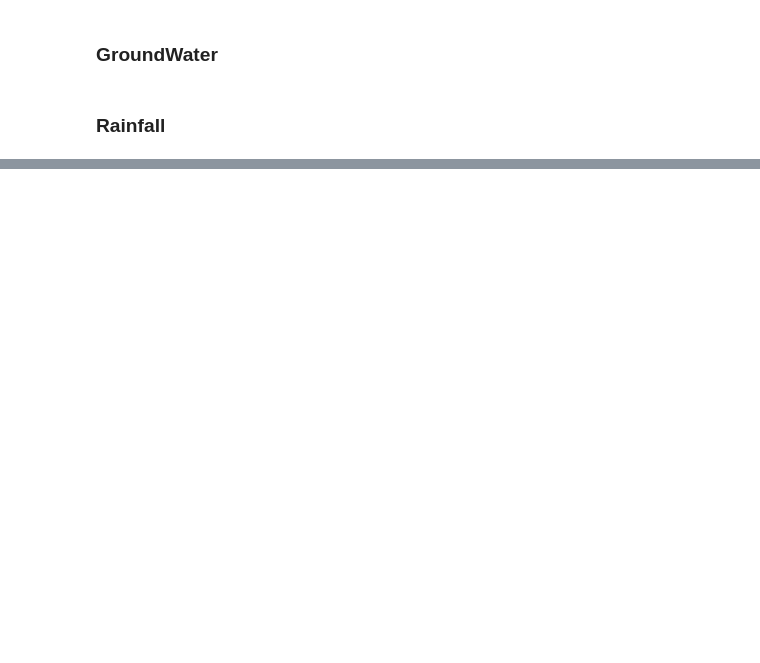
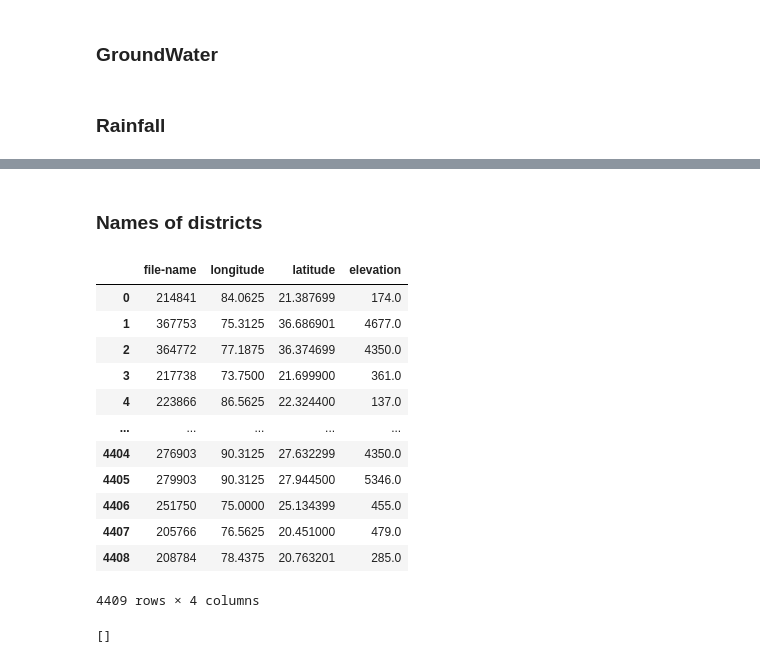
Before and after one commit to dev-essbee/groundwater-analysis-sih, a Jupyter notebook: notebooks/merge-datasets.ipynb, the cells around one changed output, grey strips where cells are left out. Saved outputs shown, nothing was run; the diff lists cells and outputs as text; code cells hidden in the pictures; blank space fills up the shorter version.

```diff
--- a/notebooks/merge-datasets.ipynb
+++ b/notebooks/merge-datasets.ipynb
@@ -40,0 +86,20 @@ df=df.replace('-',np.NaN)
+# %% [markdown]
+### Names of districts
+# %%
+df = pd.read_csv(r"../data/rainfall-place-attr.csv")
+# %%
+df
+# %% [output]
+|  | file-name | longitude | latitude | elevation |
+| 0 | 214841 | 84.0625 | 21.387699 | 174.0 |
+| 1 | 367753 | 75.3125 | 36.686901 | 4677.0 |
+| 2 | 364772 | 77.1875 | 36.374699 | 4350.0 |
+| 3 | 217738 | 73.7500 | 21.699900 | 361.0 |
+| 4 | 223866 | 86.5625 | 22.324400 | 137.0 |
+| ... | ... | ... | ... | ... |
+| 4404 | 276903 | 90.3125 | 27.632299 | 4350.0 |
+| 4405 | 279903 | 90.3125 | 27.944500 | 5346.0 |
+| 4406 | 251750 | 75.0000 | 25.134399 | 455.0 |
+| 4407 | 205766 | 76.5625 | 20.451000 | 479.0 |
+| 4408 | 208784 | 78.4375 | 20.763201 | 285.0 |
+4409 rows × 4 columns
@@ -40,0 +112,4 @@ df=df.replace('-',np.NaN)
+# %%
+print(maps.reverse_geocode((36.686901, 75.3125)))
+# %% [output]
+[]
```
Also changed, not shown: parts of 41 cells of this notebook, 4 other files.
